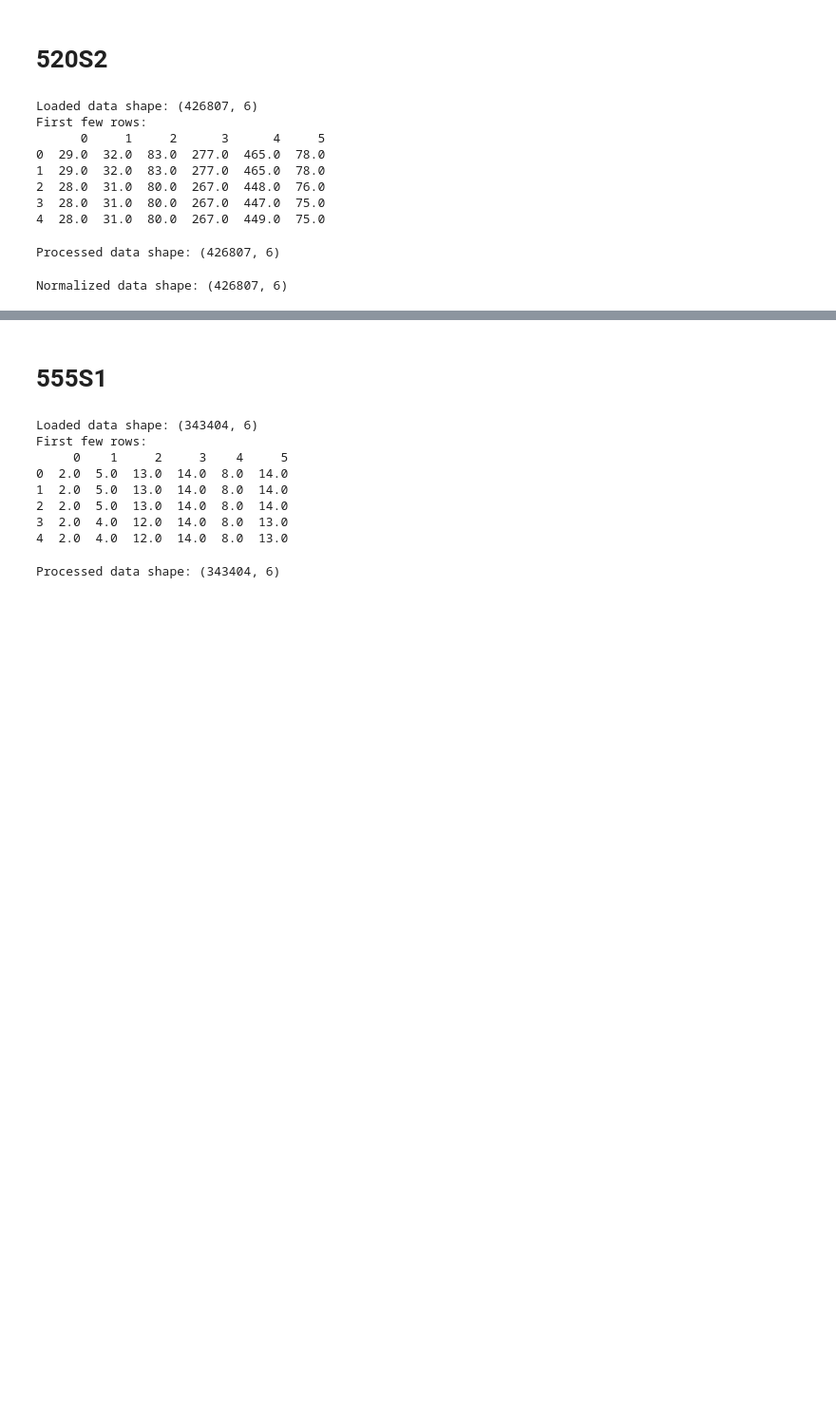
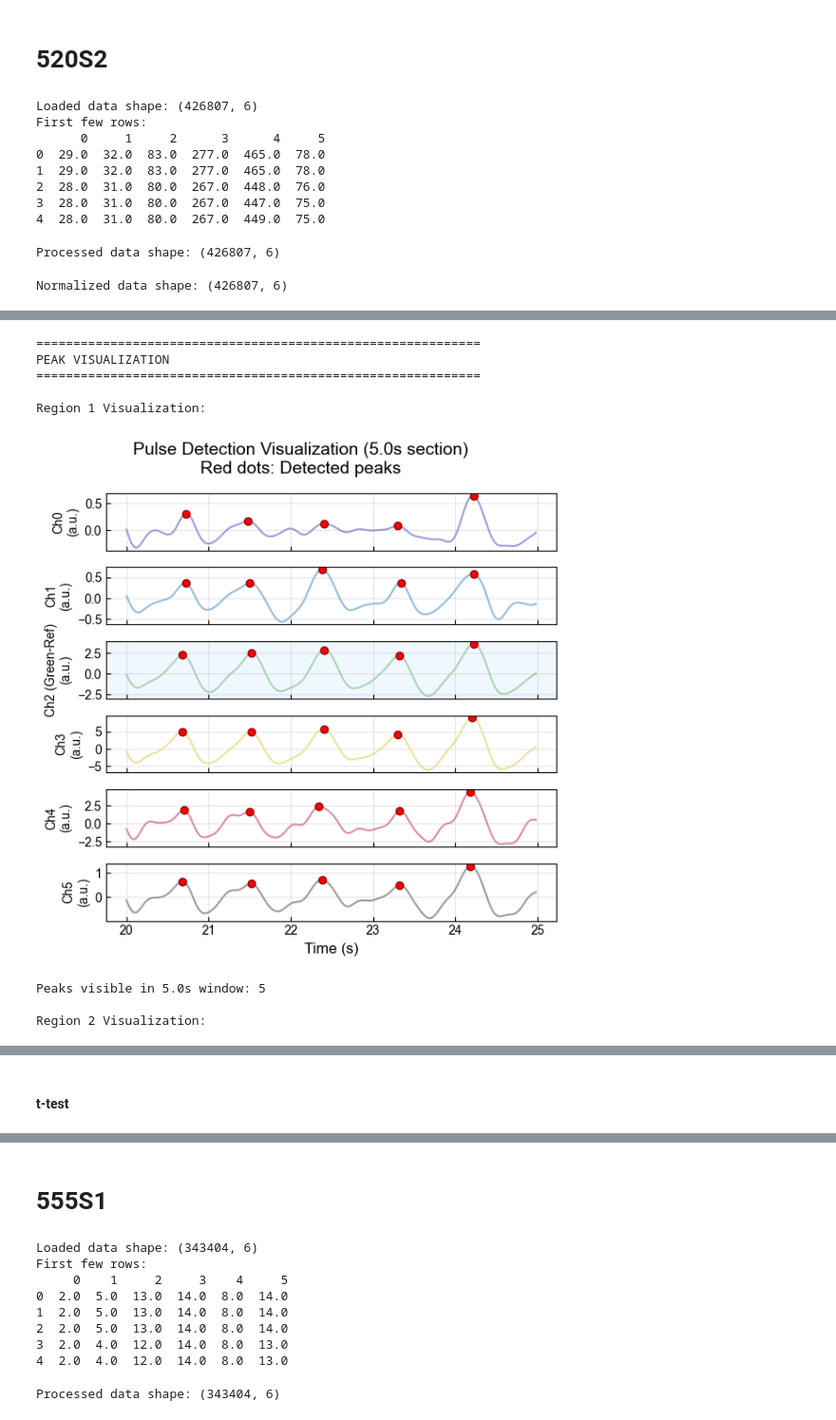
Before and after one commit to BailabUNC/SpectraDerma, a Jupyter notebook: notebooks/Data_Pipeline_Finger.ipynb, the cells around one changed output, grey strips where cells are left out. Shown at 95% size. Drawn from its saved outputs; the diff is of its cells as text; code cells hidden in the pictures; blank space fills up the shorter version.

```diff
--- a/notebooks/Data_Pipeline_Finger.ipynb
+++ b/notebooks/Data_Pipeline_Finger.ipynb
@@ -334,0 +684,70 @@ plt.show()
+# %%
+# Visualize peaks for both regions
+print("\n" + "="*60)
+print("PEAK VISUALIZATION")
+print("="*60)
+
+if peaks_1 is not None and len(peaks_1) > 0:
+    print("\nRegion 1 Visualization:")
+    visualize_peaks_section(channels_ac, peaks_1, ppg_region_start_1, ppg_region_end_1,
+                           current_sample_rate, vis_duration=5.0, vis_start_offset=10)
+
+if peaks_2 is not None and len(peaks_2) > 0:
+    print("\nRegion 2 Visualization:")
+    visualize_peaks_section(channels_ac, peaks_2, ppg_region_start_2, ppg_region_end_2,
+                           current_sample_rate, vis_duration=5.0, vis_start_offset=10)
+
+# Create summary comparison table
+if pulse_data_1 is not None and pulse_data_2 is not None:
+    print("\n" + "="*80)
+    print("PULSE CHARACTERISTICS COMPARISON")
+    print("="*80)
+
+    channel_names = ['Ch0', 'Ch1', 'Ch2(Green)', 'Ch3', 'Ch4', 'Ch5']
+
+    print(f"{'Channel':<12} {'Region':<8} {'Peaks':<6} {'Height(a.u.)':<12} {'Rate(BPM)':<10} {'Width(s)':<10}")
+    print("-" * 70)
+
+    for ch in range(6):
+        for region_idx, (pulse_data, region_name) in enumerate([(pulse_data_1, "Region1"), (pulse_data_2, "Region2")]):
+            n_peaks = pulse_data.shape[0]
+
+            # Heights
+            heights = pulse_data[:, 0, ch]
+            mean_height = np.mean(heights)
+
+            # Pulse rate
+            intervals = pulse_data[1:, 1, ch]
+            valid_intervals = intervals[~np.isnan(intervals)]
+            if len(valid_intervals) > 0:
+                pulse_rate = 60.0 / np.mean(valid_intervals)
+            else:
+                pulse_rate = 0
+
+            # Widths
+            widths = pulse_data[:, 2, ch]
+            valid_widths = widths[~np.isnan(widths)]
+            if len(valid_widths) > 0:
+                mean_width = np.mean(valid_widths)
+            else:
+                mean_width = 0
+
+            print(f"{channel_names[ch]:<12} {region_name:<8} {n_peaks:<6} {mean_height:<12.2f} {pulse_rate:<10.1f} {mean_width:<10.3f}")
+        print()  # Empty line between channels
+
+# Store results for later use
+print(f"\nResults stored in variables:")
+print(f"- pulse_data_1: {pulse_data_1.shape if pulse_data_1 is not None else 'None'}")
+print(f"- pulse_data_2: {pulse_data_2.shape if pulse_data_2 is not None else 'None'}")
+print(f"- peaks_1: {peaks_1.shape if peaks_1 is not None else 'None'}")
+print(f"- peaks_2: {peaks_2.shape if peaks_2 is not None else 'None'}")
+# %% [output]
+============================================================
+PEAK VISUALIZATION
+============================================================
+
+Region 1 Visualization:
+[figure, added]
+Peaks visible in 5.0s window: 5
+
+Region 2 Visualization:
@@ -334,0 +772,2 @@ plt.show()
+# %% [markdown]
+#### t-test
```
Also changed, not shown: parts of 18 cells of this notebook.
